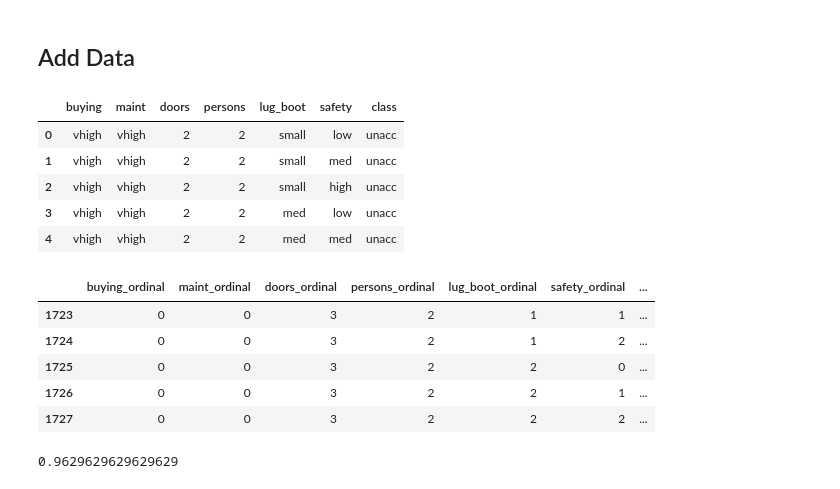
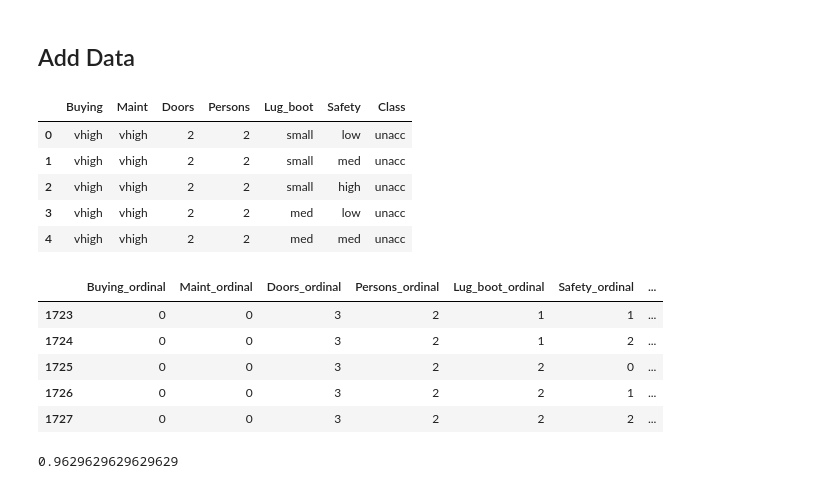
Before and after one commit to ngochaong123/App_python, a Jupyter notebook: Apps.ipynb, the cells around one changed output. Saved outputs shown, nothing was run; the diff lists cells and outputs as text; code cells hidden in the pictures.

```diff
--- a/Apps.ipynb
+++ b/Apps.ipynb
@@ -8,7 +8,7 @@ import matplotlib.pyplot as plt
 import seaborn as sns
 # %%
 # List of column names. A header needs to be added because the raw data does not contain one.
-col_names = ['buying', 'maint', 'doors', 'persons', 'lug_boot', 'safety', 'class']
+col_names = ['Buying', 'Maint', 'Doors', 'Persons', 'Lug_boot', 'Safety', 'Class']
 # Create DataFrame from the dataset.
 df = pd.read_csv('./data/car.data', header=None, names=col_names)
 print(df)
@@ -251,7 +251,7 @@ def model_evaluation():
 df_ordinal = df.copy()
 df_ordinal.head()
 # %% [output]
-|  | buying | maint | doors | persons | lug_boot | safety | class |
+|  | Buying | Maint | Doors | Persons | Lug_boot | Safety | Class |
 | 0 | vhigh | vhigh | 2 | 2 | small | low | unacc |
 | 1 | vhigh | vhigh | 2 | 2 | small | med | unacc |
 | 2 | vhigh | vhigh | 2 | 2 | small | high | unacc |
@@ -259,19 +259,19 @@ df_ordinal.head()
 | 4 | vhigh | vhigh | 2 | 2 | med | med | unacc |
 # %%
 # Create the new encoded columns in the DataFrame by mapping the feature and label columns with the desired order.
-df_ordinal['buying_ordinal'] = df_ordinal['buying'].map({'low':0, 'med':1, 'high':2, 'vhigh':3})
-df_ordinal['maint_ordinal'] = df_ordinal['maint'].map({'low':0, 'med':1, 'high':2, 'vhigh':3})
-df_ordinal['doors_ordinal'] = df_ordinal['doors'].map({'2':0, '3':1, '4':2, '5more':3})
-df_ordinal['persons_ordinal'] = df_ordinal['persons'].map({'2':0, '4':1, 'more':2})
-df_ordinal['lug_boot_ordinal'] = df_ordinal['lug_boot'].map({'small':0, 'med':1, 'big':2})
-df_ordinal['safety_ordinal'] = df_ordinal['safety'].map({'low':0, 'med':1, 'high':2})
-df_ordinal['class_ordinal'] = df_ordinal['class'].map({'unacc':0, 'acc':1, 'good':2, 'vgood':3})
+df_ordinal['Buying_ordinal'] = df_ordinal['Buying'].map({'low':0, 'med':1, 'high':2, 'vhigh':3})
+df_ordinal['Maint_ordinal'] = df_ordinal['Maint'].map({'low':0, 'med':1, 'high':2, 'vhigh':3})
+df_ordinal['Doors_ordinal'] = df_ordinal['Doors'].map({'2':0, '3':1, '4':2, '5more':3})
+df_ordinal['Persons_ordinal'] = df_ordinal['Persons'].map({'2':0, '4':1, 'more':2})
+df_ordinal['Lug_boot_ordinal'] = df_ordinal['Lug_boot'].map({'small':0, 'med':1, 'big':2})
+df_ordinal['Safety_ordinal'] = df_ordinal['Safety'].map({'low':0, 'med':1, 'high':2})
+df_ordinal['Class_ordinal'] = df_ordinal['Class'].map({'unacc':0, 'acc':1, 'good':2, 'vgood':3})
 # Remove the original columns.
-df_ordinal.drop(columns=['buying', 'maint', 'doors', 'persons', 'lug_boot', 'safety', 'class'], inplace=True)
+df_ordinal.drop(columns=['Buying', 'Maint', 'Doors', 'Persons', 'Lug_boot', 'Safety', 'Class'], inplace=True)
 # View last five rows of DataFrame.
 df_ordinal.tail()
 # %% [output]
-|  | buying_ordinal | maint_ordinal | doors_ordinal | persons_ordinal | lug_boot_ordinal | safety_ordinal | ... |
+|  | Buying_ordinal | Maint_ordinal | Doors_ordinal | Persons_ordinal | Lug_boot_ordinal | Safety_ordinal | ... |
 | 1723 | 0 | 0 | 3 | 2 | 1 | 1 | ... |
 | 1724 | 0 | 0 | 3 | 2 | 1 | 2 | ... |
 | 1725 | 0 | 0 | 3 | 2 | 2 | 0 | ... |
```
Also changed, not shown: parts of 12 cells of this notebook.
